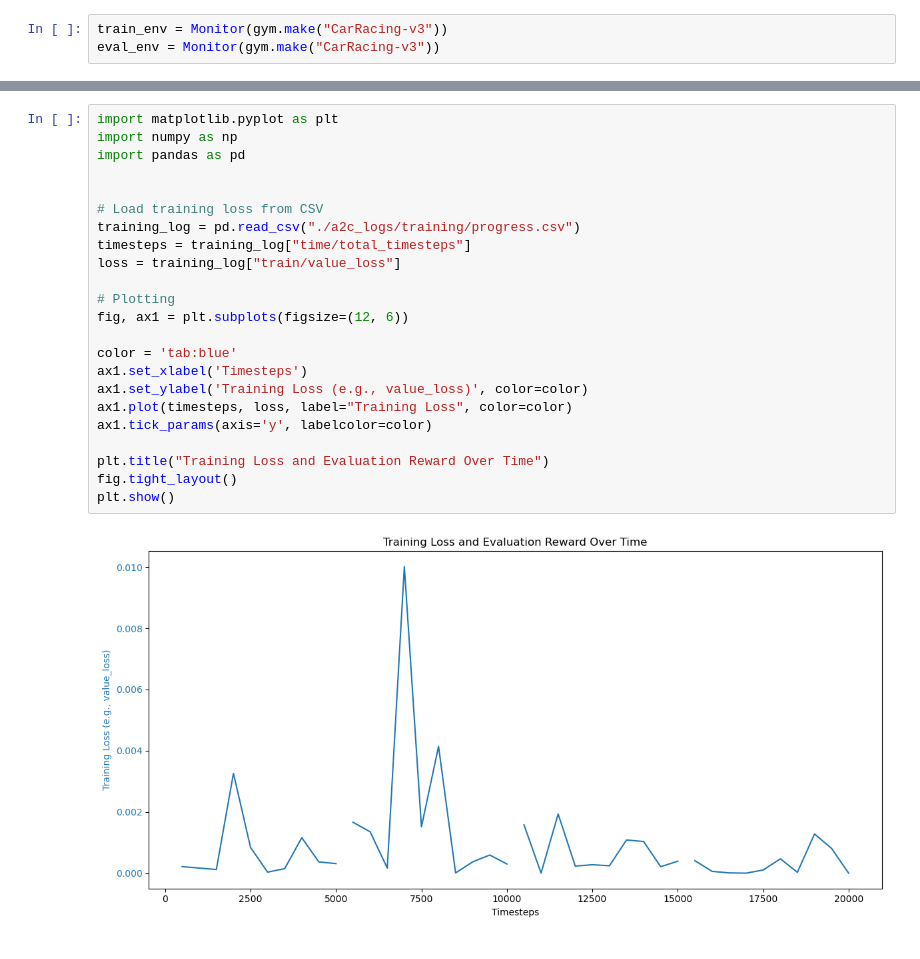
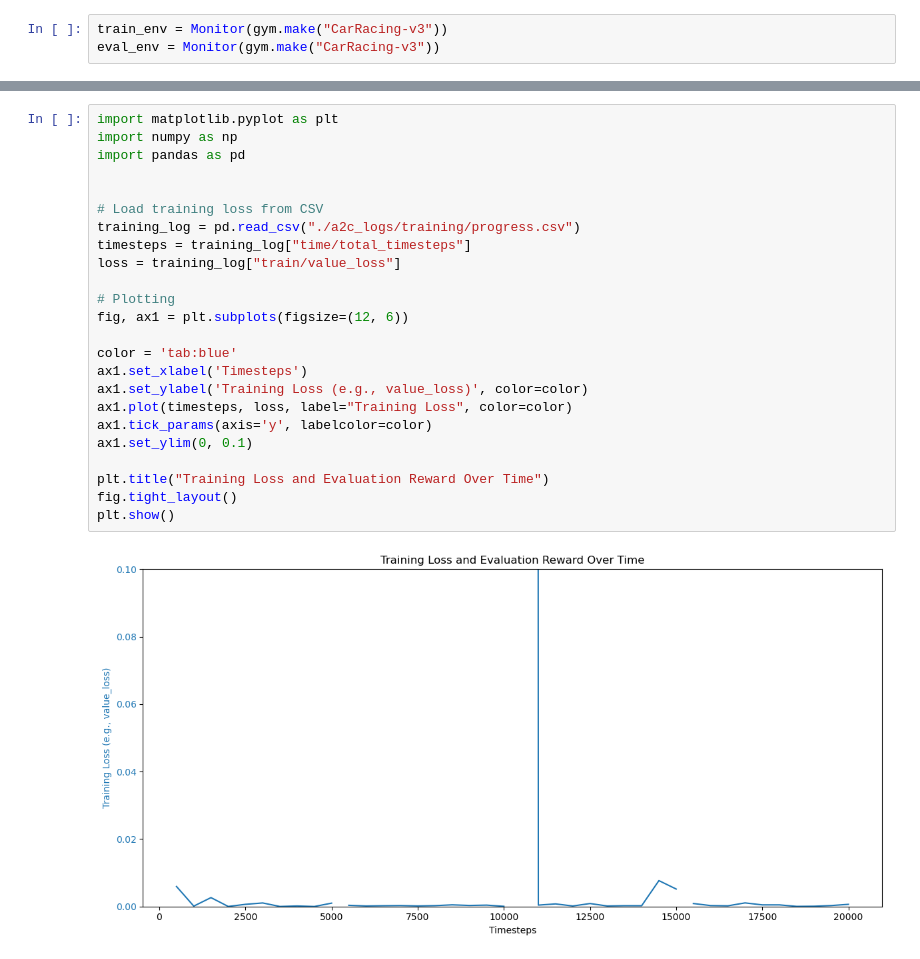
Before and after one commit to diogorodrigues2002/RL-24-25, a Jupyter notebook: Car Racing/Car_Racing.ipynb, the cells around one changed output, grey strips where cells are left out. Saved outputs shown, nothing was run; the diff lists cells and outputs as text.

```diff
--- a/Car Racing/Car_Racing.ipynb
+++ b/Car Racing/Car_Racing.ipynb
@@ -130,28 +152,29 @@ Eval num_timesteps=15000, episode_reward=-92.94 +/- 0.54
 # %%
 import matplotlib.pyplot as plt
 import numpy as np
 import pandas as pd
 
 
 # Load training loss from CSV
 training_log = pd.read_csv("./a2c_logs/training/progress.csv")
 timesteps = training_log["time/total_timesteps"]
 loss = training_log["train/value_loss"]
 
 # Plotting
 fig, ax1 = plt.subplots(figsize=(12, 6))
 
 color = 'tab:blue'
 ax1.set_xlabel('Timesteps')
 ax1.set_ylabel('Training Loss (e.g., value_loss)', color=color)
 ax1.plot(timesteps, loss, label="Training Loss", color=color)
 ax1.tick_params(axis='y', labelcolor=color)
+ax1.set_ylim(0, 0.1)
 
 plt.title("Training Loss and Evaluation Reward Over Time")
 fig.tight_layout()
 plt.show()
 # %% [output]
-[figure, old version]
+[figure, new version]
 # %%
 plt.figure(figsize=(12,6))
 plt.plot(mean_reward, label="Episode Reward")
```
Also changed, not shown: parts of 12 cells of this notebook, 12 other files.
